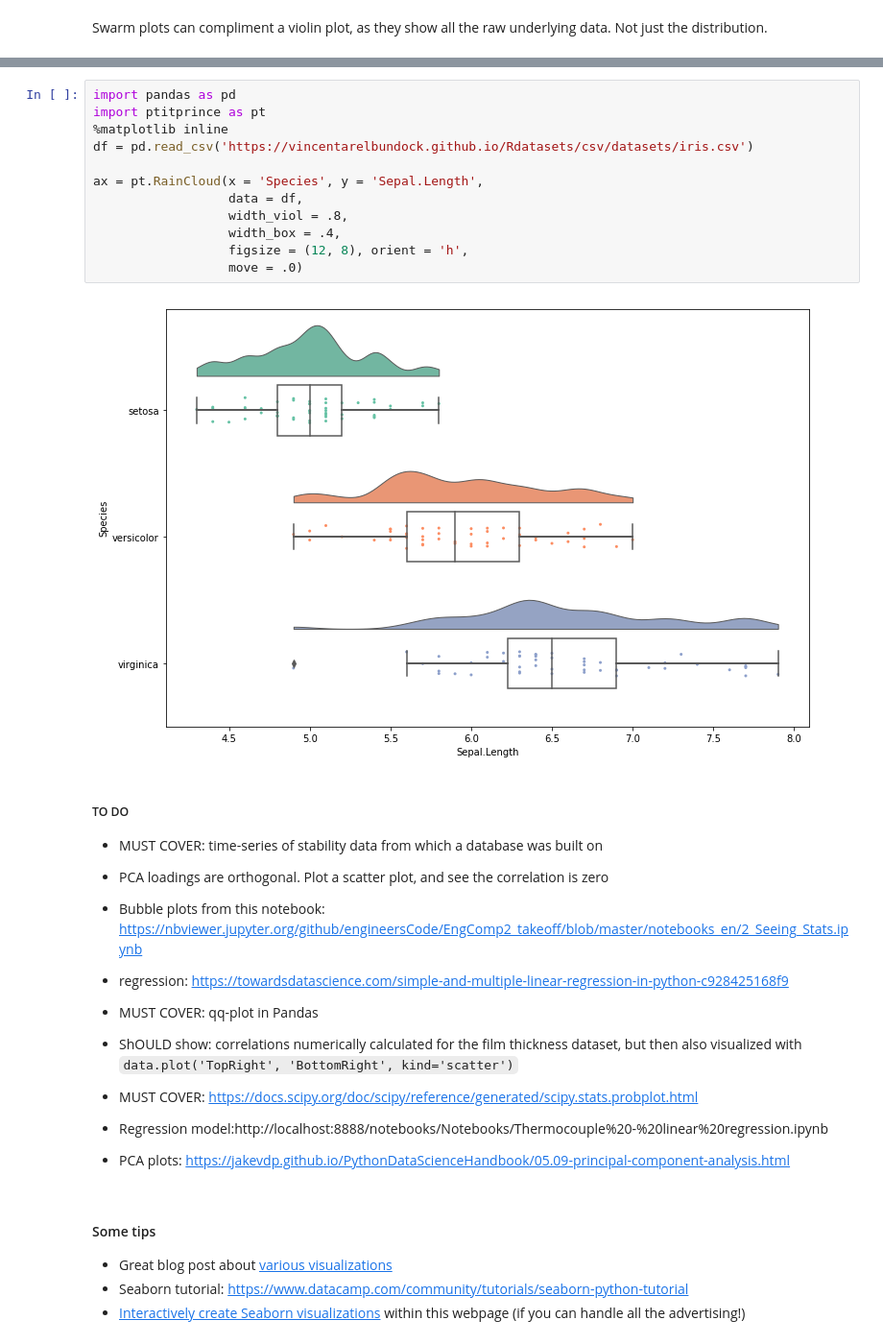
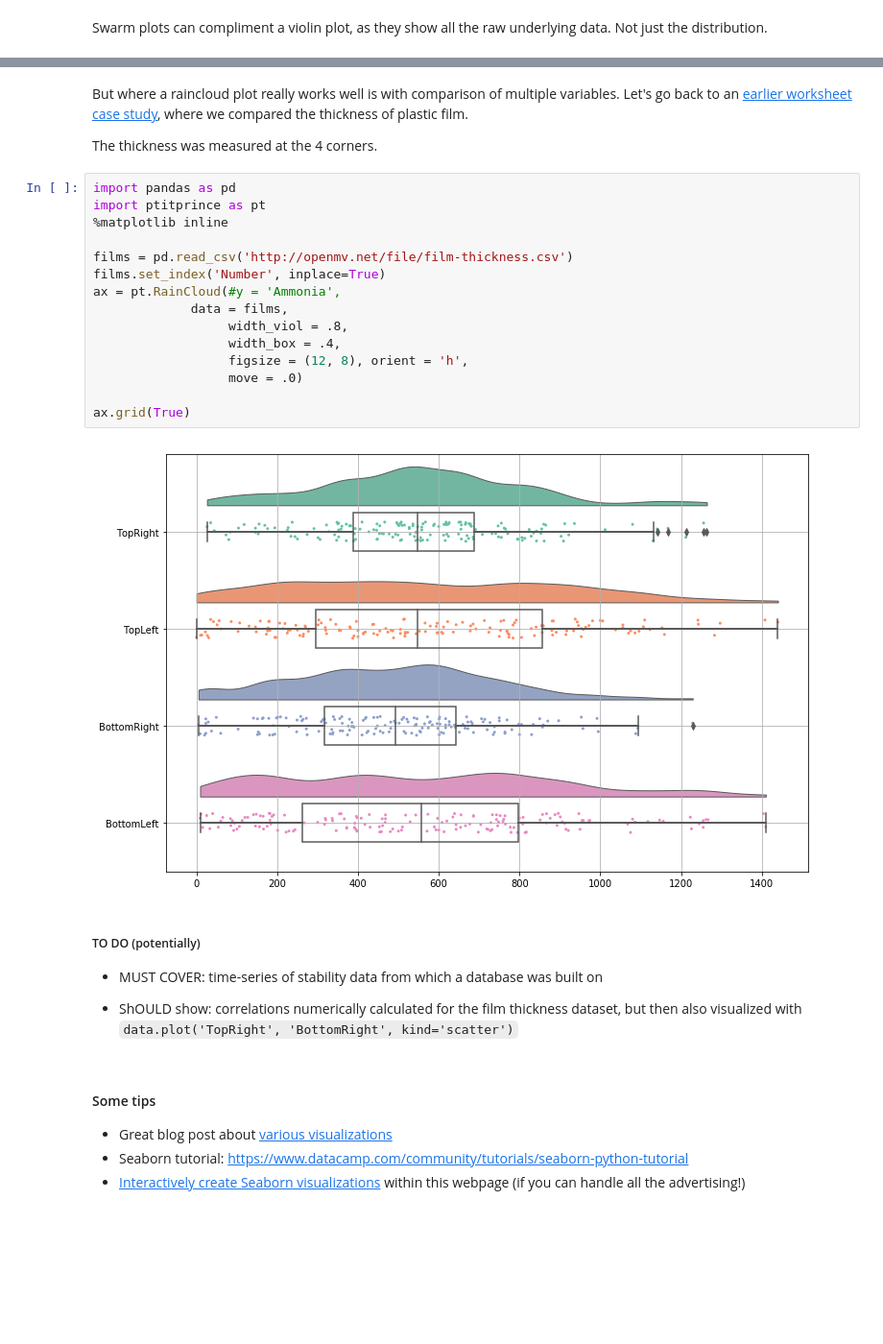
Before and after one commit to kgdunn/python-basic-notebooks, a Jupyter notebook: Module-10-interactive.ipynb, the cells around one changed output, grey strips where cells are left out. Shown at 96% size. Drawn from its saved outputs; the diff is of its cells as text; blank space fills up the shorter version.

Commit message:
Added part on the raincloud plot

```diff
--- a/Module-10-interactive.ipynb
+++ b/Module-10-interactive.ipynb
@@ -721,37 +747,30 @@ NameError: name 'ammonia' is not defined
+# %% [markdown]
+But where a raincloud plot really works well is with comparison of multiple variables. Let's go back to an [earlier worksheet case study](https://yint.org/pybasic09#%E2%9E%9C-Challenge-yourself:-box-plots-for-thickness-of-plastic-sheets), where we compared the thickness of plastic film.
+
+The thickness was measured at the 4 corners.
 # %%
 import pandas as pd
 import ptitprince as pt
 %matplotlib inline
-df = pd.read_csv('https://vincentarelbundock.github.io/Rdatasets/csv/datasets/iris.csv')
 
-ax = pt.RainCloud(x = 'Species', y = 'Sepal.Length',
-                  data = df,
+films = pd.read_csv('http://openmv.net/file/film-thickness.csv')
+films.set_index('Number', inplace=True)
+ax = pt.RainCloud(#y = 'Ammonia',
+             data = films,
                   width_viol = .8,
                   width_box = .4,
                   figsize = (12, 8), orient = 'h',
                   move = .0)
+
+ax.grid(True)
 # %% [output]
-[figure, old version]
+[figure, new version]
 # %% [markdown]
-##### TO DO
+##### TO DO (potentially)
 
 * MUST COVER: time-series of stability data from which a database was built on
 
-* PCA loadings are orthogonal. Plot a scatter plot, and see the correlation is zero
-
-* Bubble plots from this notebook: https://nbviewer.jupyter.org/github/engineersCode/EngComp2_takeoff/blob/master/notebooks_en/2_Seeing_Stats.ipynb
-
-* regression: https://towardsdatascience.com/simple-and-multiple-linear-regression-in-python-c928425168f9
-
-* MUST COVER: qq-plot in Pandas
-
 * ShOULD show: correlations numerically calculated for the film thickness dataset, but then also visualized with ``data.plot('TopRight', 'BottomRight', kind='scatter')``
-
-* MUST COVER: https://docs.scipy.org/doc/scipy/reference/generated/scipy.stats.probplot.html
-
-* Regression model:http://localhost:8888/notebooks/Notebooks/Thermocouple%20-%20linear%20regression.ipynb
-
-* PCA plots: https://jakevdp.github.io/PythonDataScienceHandbook/05.09-principal-component-analysis.html
 # %% [markdown]
 #### Some tips
 
```
Also changed, not shown: parts of 3 cells of this notebook, 1 other file.
